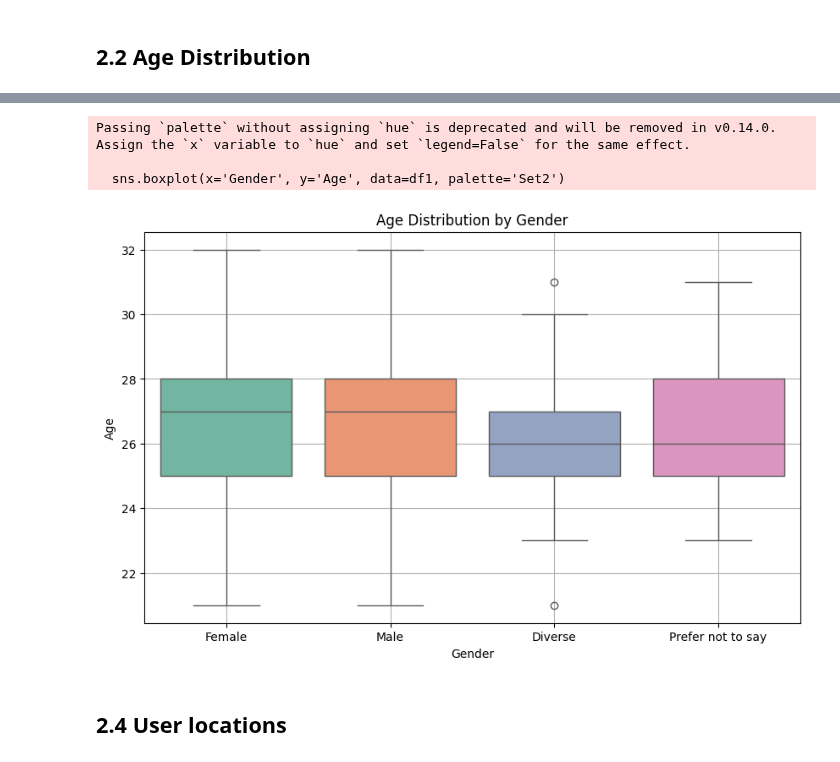
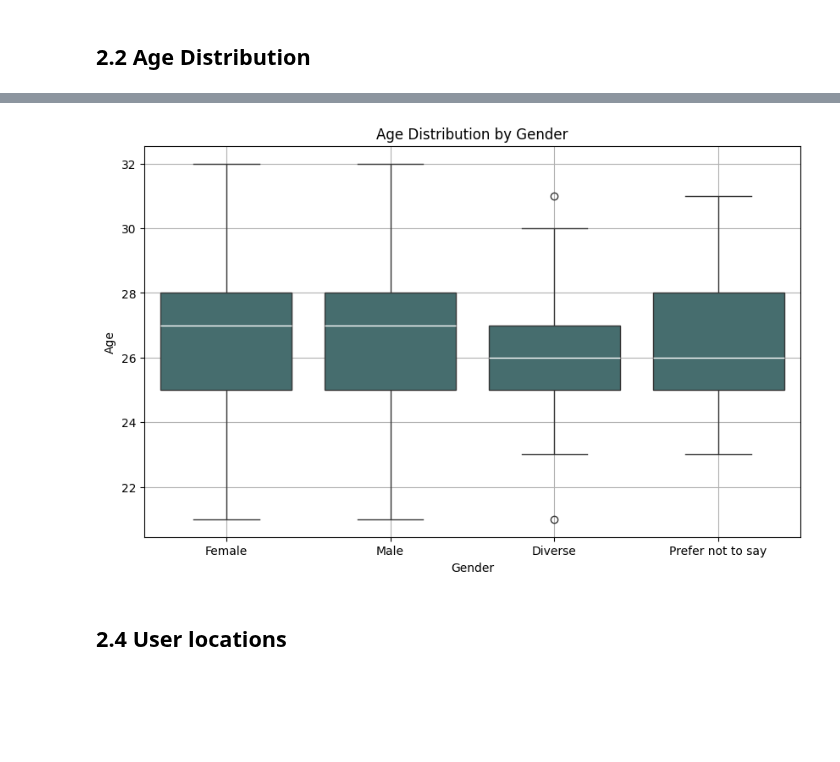
Before and after one commit to TechLabs-Berlin/ws24-skillswap, a Jupyter notebook: DS/notebooks/01_exploratory/Exploratory.data.analysis.ipynb, the cells around one changed output, grey strips where cells are left out. Drawn from its saved outputs; the diff is of its cells as text; code cells hidden in the pictures; blank space fills up the shorter version.

```diff
--- a/DS/notebooks/01_exploratory/Exploratory.data.analysis.ipynb
+++ b/DS/notebooks/01_exploratory/Exploratory.data.analysis.ipynb
@@ -88,16 +92,13 @@ plt.show()
 # %%
 plt.figure(figsize=(10, 6))
-sns.boxplot(x='Gender', y='Age', data=df1, palette='Set2')
+sns.boxplot(x='Gender', y='Age', data=df1, color='#407374',  medianprops={'color': 'white'})
 plt.title('Age Distribution by Gender')
 plt.xlabel('Gender')
 plt.ylabel('Age')
 plt.grid(True)
 plt.show()
 # %% [output]
-Passing `palette` without assigning `hue` is deprecated and will be removed in v0.14.0. Assign the `x` variable to `hue` and set `legend=False` for the same effect.
-
-  sns.boxplot(x='Gender', y='Age', data=df1, palette='Set2')
-[figure, old version]
+[figure, new version]
 # %% [markdown]
 ## 2.4 User locations
 # %%
```
Also changed, not shown: parts of 8 cells of this notebook.
